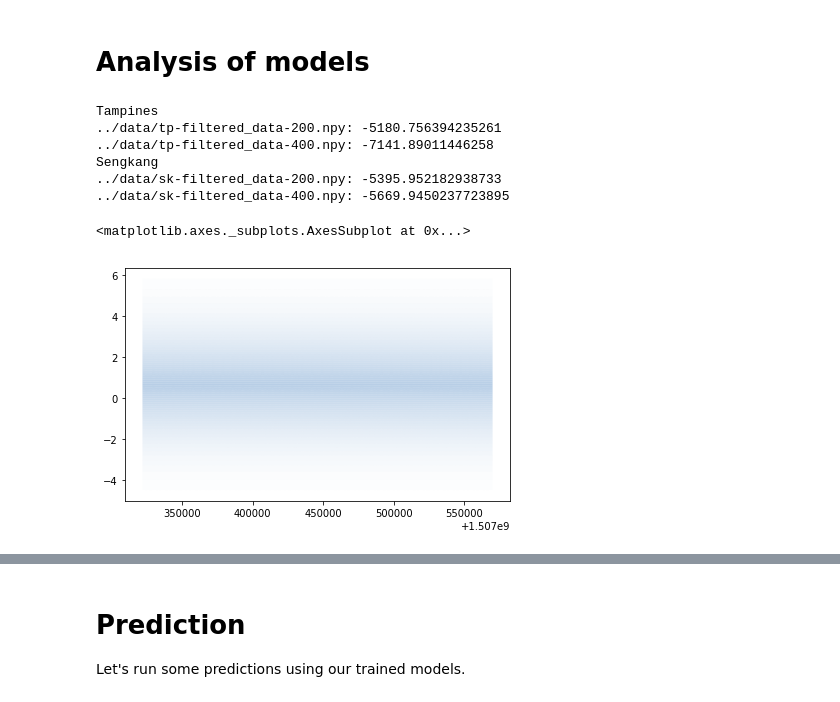
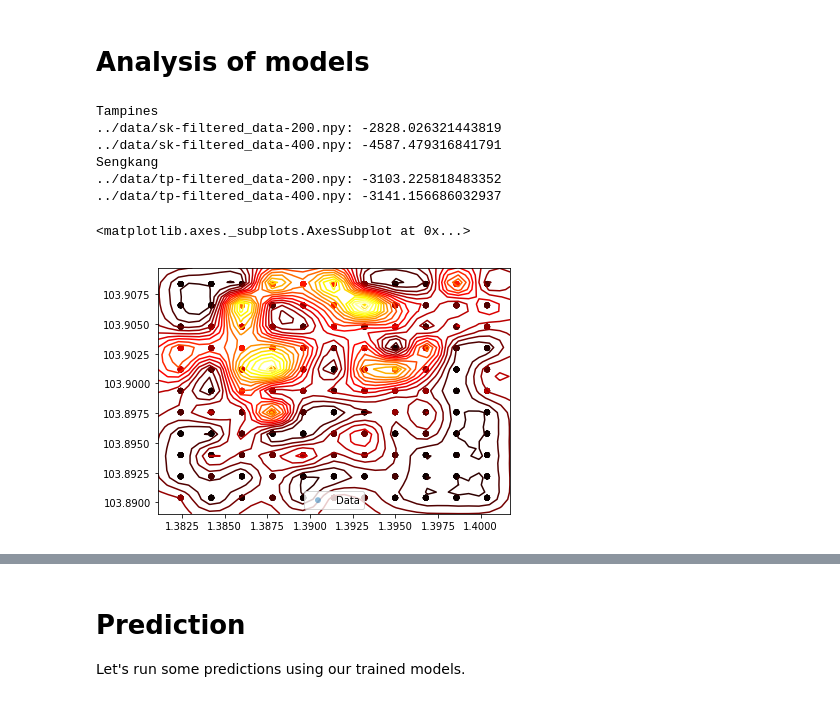
Before and after one commit to wenqiwooo/GP-for-Bike-Sharing, a Jupyter notebook: notebooks/Final Experiments.ipynb, the cells around one changed output, grey strips where cells are left out. Cells and saved outputs as stored; diff of their text form; code cells hidden in the pictures.

```diff
--- a/notebooks/Final Experiments.ipynb
+++ b/notebooks/Final Experiments.ipynb
@@ -33,6 +33,8 @@ def filter_by_coordinates(data, coordinate_limits):
 def load_data(filename, coordinates):
     data = filter_by_coordinates(np.load(filename), coordinates)
     X, y = data[:,0:3], data[:,3]
+    y -= y.mean()
+    X[:,2] -= X[:,2].min()
 
     return X, y
 
@@ -69,7 +71,8 @@ def run_gp(dataset, kernel, coordinates):
 Define your kernel here.
 # %%
 def get_kernel():
-    return GPy.kern.RBF(1, active_dims=[0]) + GPy.kern.RBF(1, active_dims=[1]) + GPy.kern.StdPeriodic(1, active_dims=[2])
+    kernel = GPy.kern.Matern32(2, active_dims=[0, 1]) + GPy.kern.StdPeriodic(1, active_dims=[2])
+    return kernel
 # %% [markdown]
 # Datasets
 
@@ -206,0 +203,7 @@ Log Likelihood: -7141.89011446
+# %%
+def restart_optimize(num_restarts, models):
+    for model in models:
+        model.optimize_restarts(num_restarts=num_restarts)
+# %%
+restart_optimize(20, sk_models)
+restart_optimize(20, tp_models)
@@ -208,16 +247,16 @@ Log Likelihood: -7141.89011446
 # Analysis of models
 # %%
 print('Tampines')
-for dataset, model in zip(tp_datasets, sk_models):
+for dataset, model in zip(sk_datasets, sk_models):
     print(f'{dataset}: {model.log_likelihood()}')
 
 print('Sengkang')
-for dataset, model in zip(sk_datasets, tp_models):
+for dataset, model in zip(tp_datasets, tp_models):
     print(f'{dataset}: {model.log_likelihood()}')
 # %% [output]
 Tampines
-../data/tp-filtered_data-200.npy: -5180.756394235261
-../data/tp-filtered_data-400.npy: -7141.89011446258
+../data/sk-filtered_data-200.npy: -2828.026321443819
+../data/sk-filtered_data-400.npy: -4587.479316841791
 Sengkang
-../data/sk-filtered_data-200.npy: -5395.952182938733
-../data/sk-filtered_data-400.npy: -5669.9450237723895
+../data/tp-filtered_data-200.npy: -3103.225818483352
+../data/tp-filtered_data-400.npy: -3141.156686032937
@@ -224,5 +266,5 @@ Sengkang
 # %%
-sk_models[0].plot_density(visible_dims=[2])
+sk_models[0].plot(fixed_inputs=[(2, 100)])
 # %% [output]
 <matplotlib.axes._subplots.AxesSubplot at 0x...>
-[figure, old version]
+[figure, new version]
```
Also changed, not shown: parts of 9 cells of this notebook.
